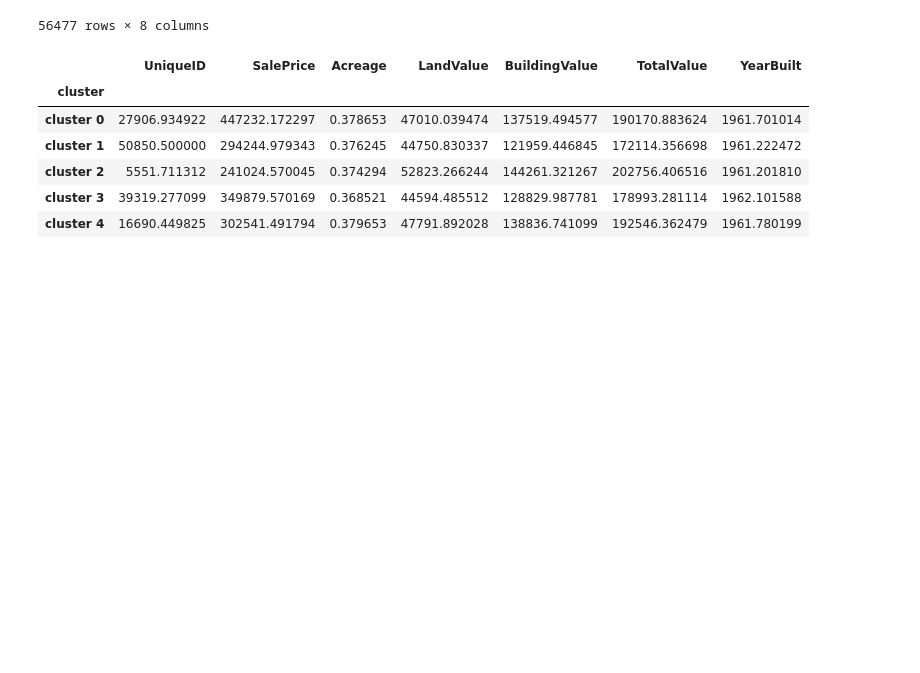
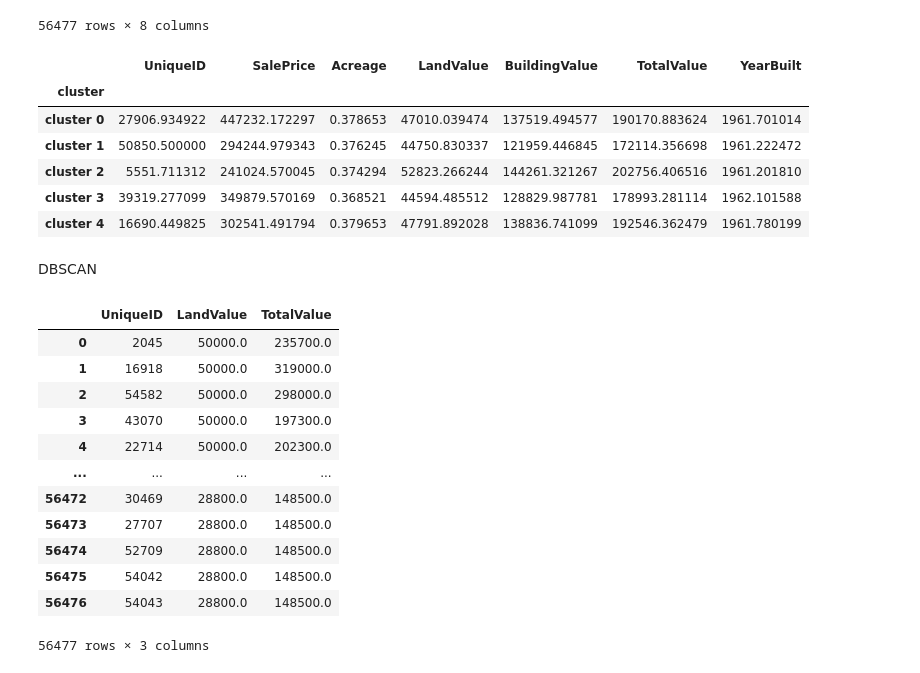
Before and after one commit to abelzambrana/Machine-Learning, a Jupyter notebook: KMeans-DBSCAN.ipynb, the cells around one changed output. Cells and saved outputs as stored; diff of their text form; code cells hidden in the pictures; blank space fills up the shorter version.

```diff
--- a/KMeans-DBSCAN.ipynb
+++ b/KMeans-DBSCAN.ipynb
@@ -288,3 +288,5 @@ df.groupby(['cluster']).mean()
 | cluster 2 | 5551.711312 | 241024.570045 | 0.374294 | 52823.266244 | 144261.321267 | 202756.406516 | 1961.201810 |
 | cluster 3 | 39319.277099 | 349879.570169 | 0.368521 | 44594.485512 | 128829.987781 | 178993.281114 | 1962.101588 |
 | cluster 4 | 16690.449825 | 302541.491794 | 0.379653 | 47791.892028 | 138836.741099 | 192546.362479 | 1961.780199 |
+# %% [markdown]
+DBSCAN
@@ -290,0 +297,17 @@ df.groupby(['cluster']).mean()
+# %%
+df=df.drop(["cluster"], axis=1)
+df
+# %% [output]
+|  | UniqueID | LandValue | TotalValue |
+| 0 | 2045 | 50000.0 | 235700.0 |
+| 1 | 16918 | 50000.0 | 319000.0 |
+| 2 | 54582 | 50000.0 | 298000.0 |
+| 3 | 43070 | 50000.0 | 197300.0 |
+| 4 | 22714 | 50000.0 | 202300.0 |
+| ... | ... | ... | ... |
+| 56472 | 30469 | 28800.0 | 148500.0 |
+| 56473 | 27707 | 28800.0 | 148500.0 |
+| 56474 | 52709 | 28800.0 | 148500.0 |
+| 56475 | 54042 | 28800.0 | 148500.0 |
+| 56476 | 54043 | 28800.0 | 148500.0 |
+56477 rows × 3 columns
```
Also changed, not shown: parts of 4 cells of this notebook.
